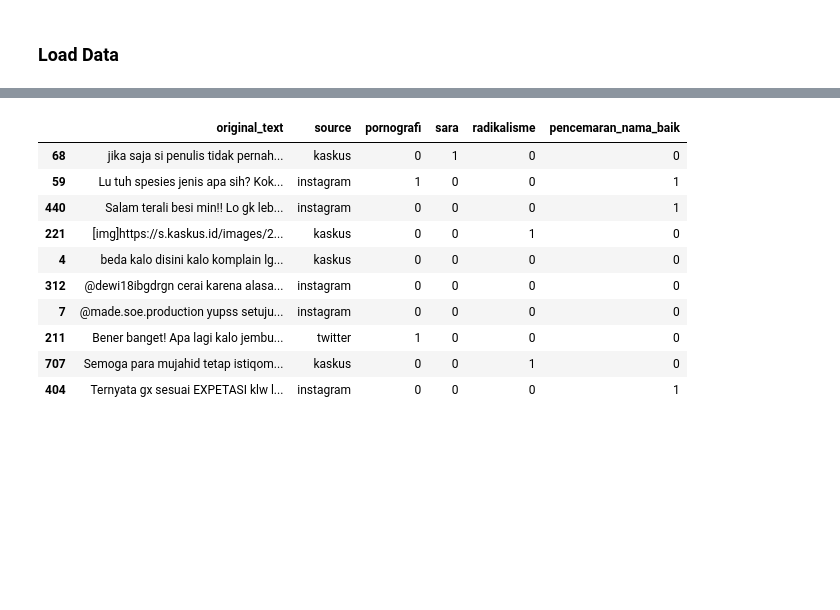
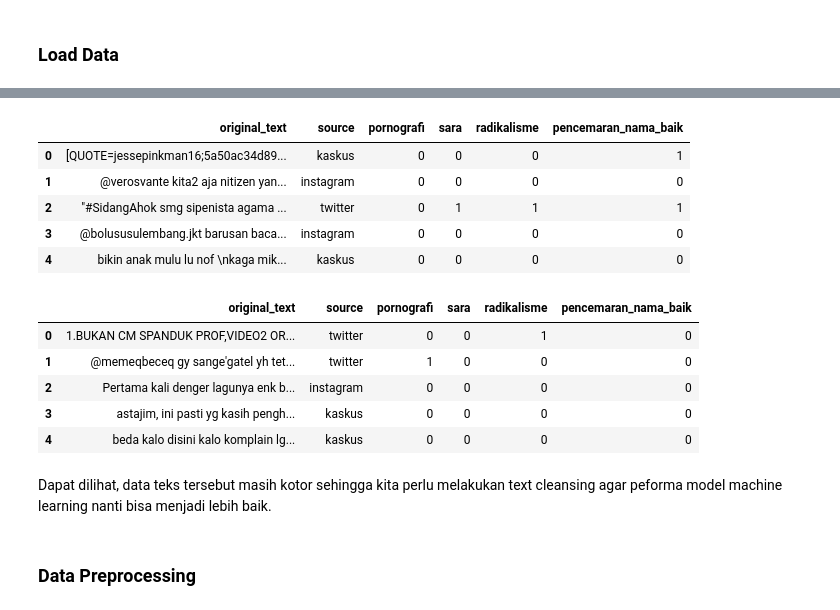
Before and after one commit to syahvan/indo-toxic-comment-classification, a Jupyter notebook: notebook/Toxic_Comment_Classification.ipynb, the cells around one changed output, grey strips where cells are left out. Cells and saved outputs as stored; diff of their text form; code cells hidden in the pictures; blank space fills up the shorter version.

```diff
--- a/notebook/Toxic_Comment_Classification.ipynb
+++ b/notebook/Toxic_Comment_Classification.ipynb
@@ -82,14 +73,22 @@ data_train.sample(10)
-# %%
-data_test.sample(10)
-# %% [output]
-|  | original_text | source | pornografi | sara | radikalisme | pencemaran_nama_baik |
-| 68 | jika saja si penulis tidak pernah... | kaskus | 0 | 1 | 0 | 0 |
-| 59 | Lu tuh spesies jenis apa sih? Kok... | instagram | 1 | 0 | 0 | 1 |
-| 440 | Salam terali besi min!! Lo gk leb... | instagram | 0 | 0 | 0 | 1 |
-| 221 | [img]https://s.kaskus.id/images/2... | kaskus | 0 | 0 | 1 | 0 |
-| 4 | beda kalo disini kalo komplain lg... | kaskus | 0 | 0 | 0 | 0 |
-| 312 | @dewi18ibgdrgn cerai karena alasa... | instagram | 0 | 0 | 0 | 0 |
-| 7 | @made.soe.production yupss setuju... | instagram | 0 | 0 | 0 | 0 |
-| 211 | Bener banget! Apa lagi kalo jembu... | twitter | 1 | 0 | 0 | 0 |
-| 707 | Semoga para mujahid tetap istiqom... | kaskus | 0 | 0 | 1 | 0 |
-| 404 | Ternyata gx sesuai EXPETASI klw l... | instagram | 0 | 0 | 0 | 1 |
+# %%
+data_train.head()
+# %% [output]
+|  | original_text | source | pornografi | sara | radikalisme | pencemaran_nama_baik |
+| 0 | [QUOTE=jessepinkman16;5a50ac34d89... | kaskus | 0 | 0 | 0 | 1 |
+| 1 | @verosvante kita2 aja nitizen yan... | instagram | 0 | 0 | 0 | 0 |
+| 2 | "#SidangAhok smg sipenista agama ... | twitter | 0 | 1 | 1 | 1 |
+| 3 | @bolususulembang.jkt barusan baca... | instagram | 0 | 0 | 0 | 0 |
+| 4 | bikin anak mulu lu nof \nkaga mik... | kaskus | 0 | 0 | 0 | 0 |
+# %%
+data_test.head()
+# %% [output]
+|  | original_text | source | pornografi | sara | radikalisme | pencemaran_nama_baik |
+| 0 | 1.BUKAN CM SPANDUK PROF,VIDEO2 OR... | twitter | 0 | 0 | 1 | 0 |
+| 1 | @memeqbeceq gy sange'gatel yh tet... | twitter | 1 | 0 | 0 | 0 |
+| 2 | Pertama kali denger lagunya enk b... | instagram | 0 | 0 | 0 | 0 |
+| 3 | astajim, ini pasti yg kasih pengh... | kaskus | 0 | 0 | 0 | 0 |
+| 4 | beda kalo disini kalo komplain lg... | kaskus | 0 | 0 | 0 | 0 |
+# %% [markdown]
+Dapat dilihat, data teks tersebut masih kotor sehingga kita perlu melakukan text cleansing agar peforma model machine learning nanti bisa menjadi lebih baik.
+# %% [markdown]
+### Data Preprocessing
```
Also changed, not shown: parts of 47 cells of this notebook.
